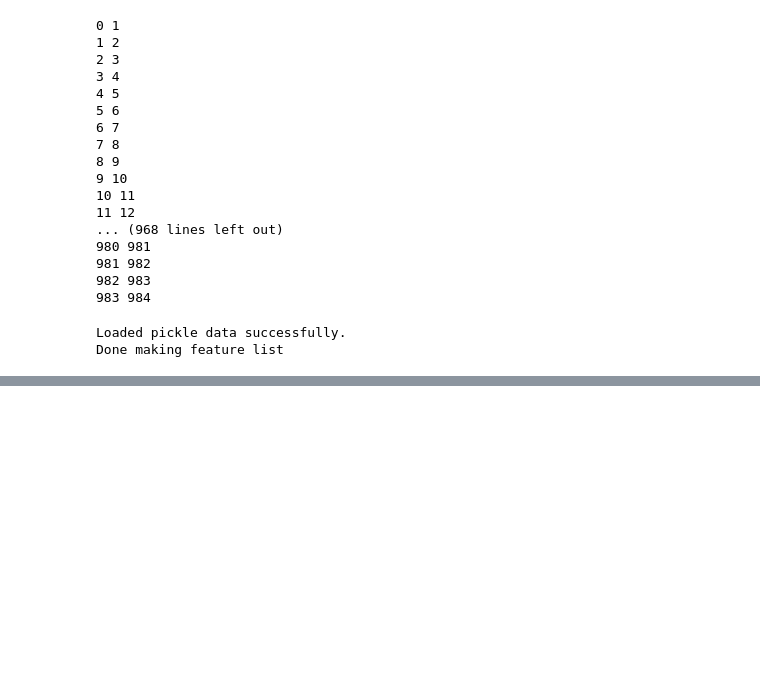
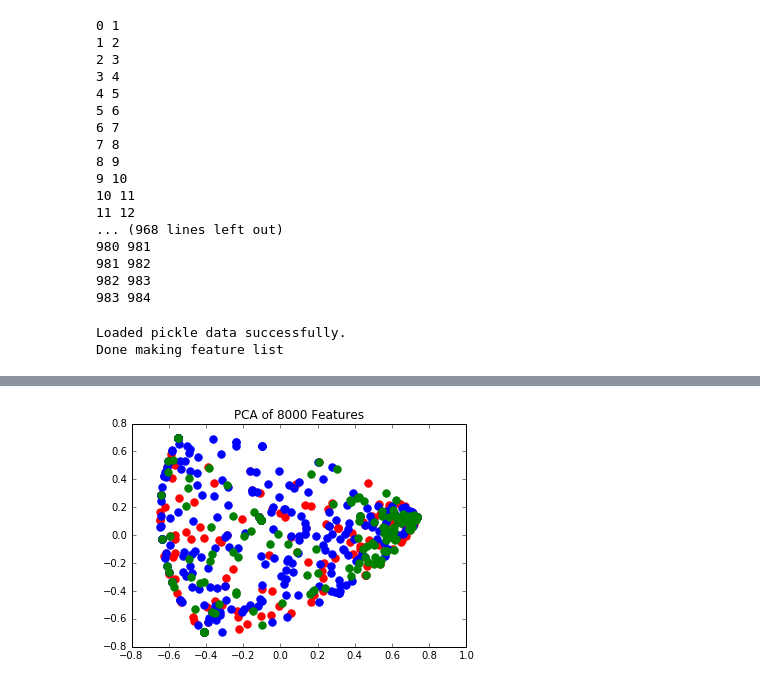
Before and after one commit to mjlavin80/fiction, a Jupyter notebook: Sandbox.ipynb, the cells around one changed output, grey strips where cells are left out. Saved outputs shown, nothing was run; the diff lists cells and outputs as text; code cells hidden in the pictures; blank space fills up the shorter version.

```diff
--- a/Sandbox.ipynb
+++ b/Sandbox.ipynb
@@ -321,0 +291,21 @@ plt.show()
+# %%
+def gs(a):
+    pairs = {'crime':0, 'gothic':1, 'multi':2, 'non_genre':3, 'scifi':4, 'sensation':5}
+    b = pairs[a]
+    return b
+def ls(a):
+    pairs = {'lavin_deranged':0,'lavin_ghost':1, 'lavin_magic':2, 'lavin_multi':3, 'lavin_slasher':4,'no_lavin_tag':5}
+    b=pairs[a]
+    return b
+
+from sklearn.decomposition import PCA
+pca = PCA(n_components=2)
+X = data
+X_r = pca.fit(X).transform(X)
+
+_df = pd.read_csv("lavin_results/mini_batch_km_all.csv")
+_df["x"] = X_r[:,0]
+_df["y"] = X_r[:,1]
+_df['lavin_scaled'] = _df["lavin_genre"].apply(ls)
+_df['genre_scaled'] = _df["final_genre"].apply(gs)
+_df
@@ -321,0 +331,23 @@ plt.show()
+# %%
+%matplotlib inline
+import matplotlib.pyplot as plt
+
+lw = 2
+
+fig = plt.figure()
+ax1 = fig.add_subplot(111)
+
+#ax1.scatter(_df["x"], _df["y"], c=_df["year"], s=55, lw=lw)
+gothic = _df.loc[_df['final_genre'] == "gothic"]
+scifi = _df.loc[_df['final_genre'] == "scifi"]
+crime = _df.loc[_df['final_genre'] == "crime"]
+
+
+ax1.scatter(scifi["x"], scifi["y"], color="red", s=55)
+ax1.scatter(crime["x"], crime["y"], color="blue", s=55)
+ax1.scatter(gothic["x"], gothic["y"], color="green", s=55)
+
+plt.title('PCA of 8000 Features')
+plt.show()
+# %% [output]
+[figure, added]
```
Also changed, not shown: parts of 6 cells of this notebook, 15 other files.
